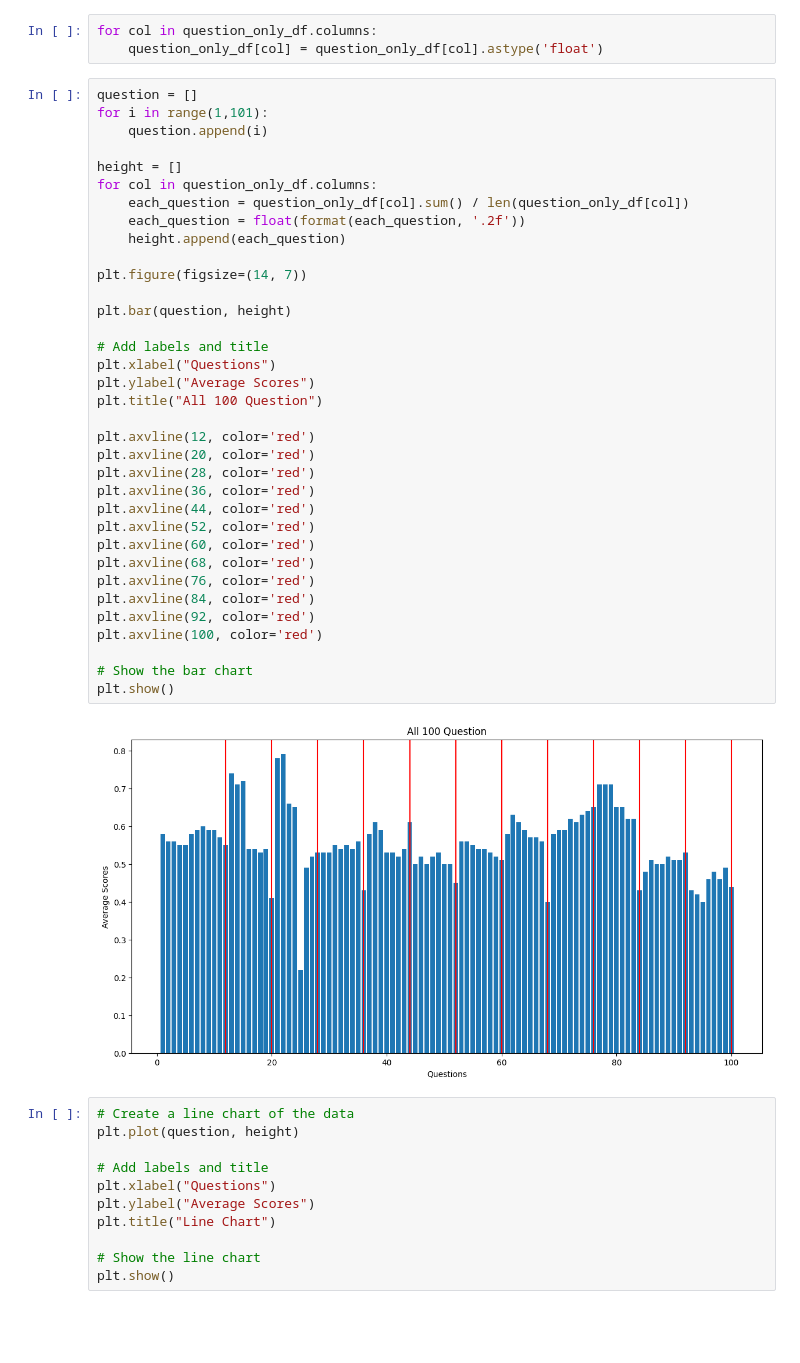
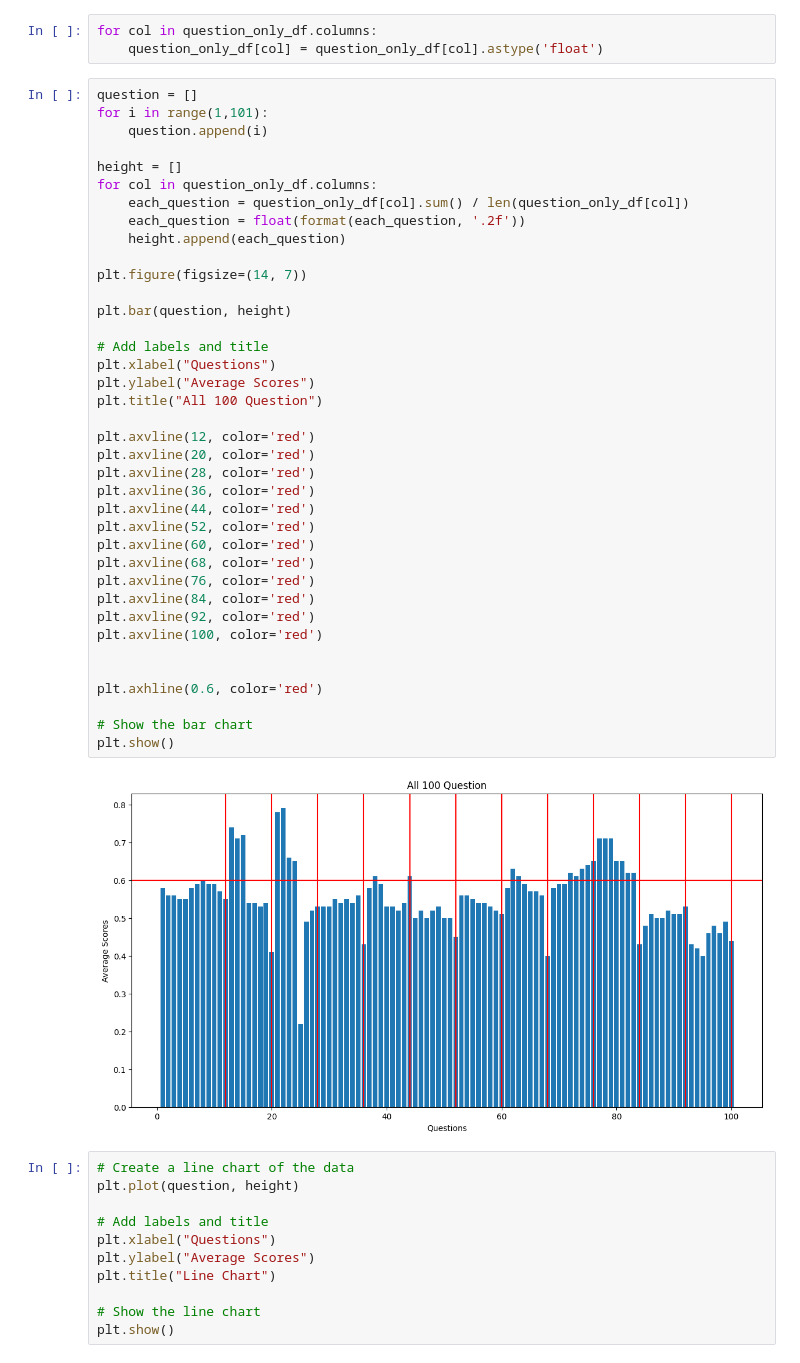
Before and after one commit to Sophal24/DSE_analysis_ds_2023, a Jupyter notebook: 2_data_analysis_dse_test.ipynb, the cells around one changed output. Cells and saved outputs as stored; diff of their text form; blank space fills up the shorter version.

```diff
--- a/2_data_analysis_dse_test.ipynb
+++ b/2_data_analysis_dse_test.ipynb
@@ -416,34 +425,37 @@ height = []
 for col in question_only_df.columns:
     each_question = question_only_df[col].sum() / len(question_only_df[col])
     each_question = float(format(each_question, '.2f'))
     height.append(each_question)
 
 plt.figure(figsize=(14, 7))
 
 plt.bar(question, height)
 
 # Add labels and title
 plt.xlabel("Questions")
 plt.ylabel("Average Scores")
 plt.title("All 100 Question")
 
 plt.axvline(12, color='red')
 plt.axvline(20, color='red')
 plt.axvline(28, color='red')
 plt.axvline(36, color='red')
 plt.axvline(44, color='red')
 plt.axvline(52, color='red')
 plt.axvline(60, color='red')
 plt.axvline(68, color='red')
 plt.axvline(76, color='red')
 plt.axvline(84, color='red')
 plt.axvline(92, color='red')
 plt.axvline(100, color='red')
 
+
+plt.axhline(0.6, color='red')
+
 # Show the bar chart
 plt.show()
 # %% [output]
-[figure, old version]
+[figure, new version]
 # %%
 # Create a line chart of the data
 plt.plot(question, height)
```
Also changed, not shown: parts of 3 cells of this notebook, 7 other files.
